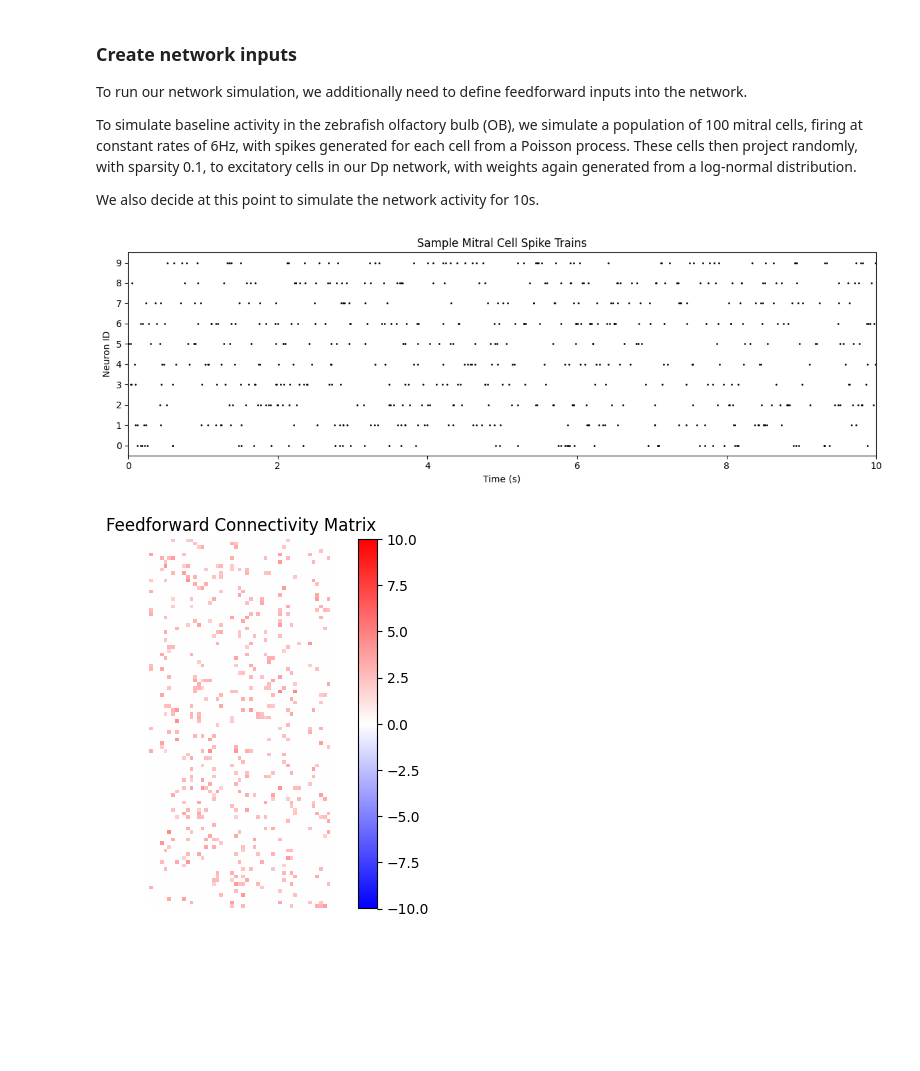
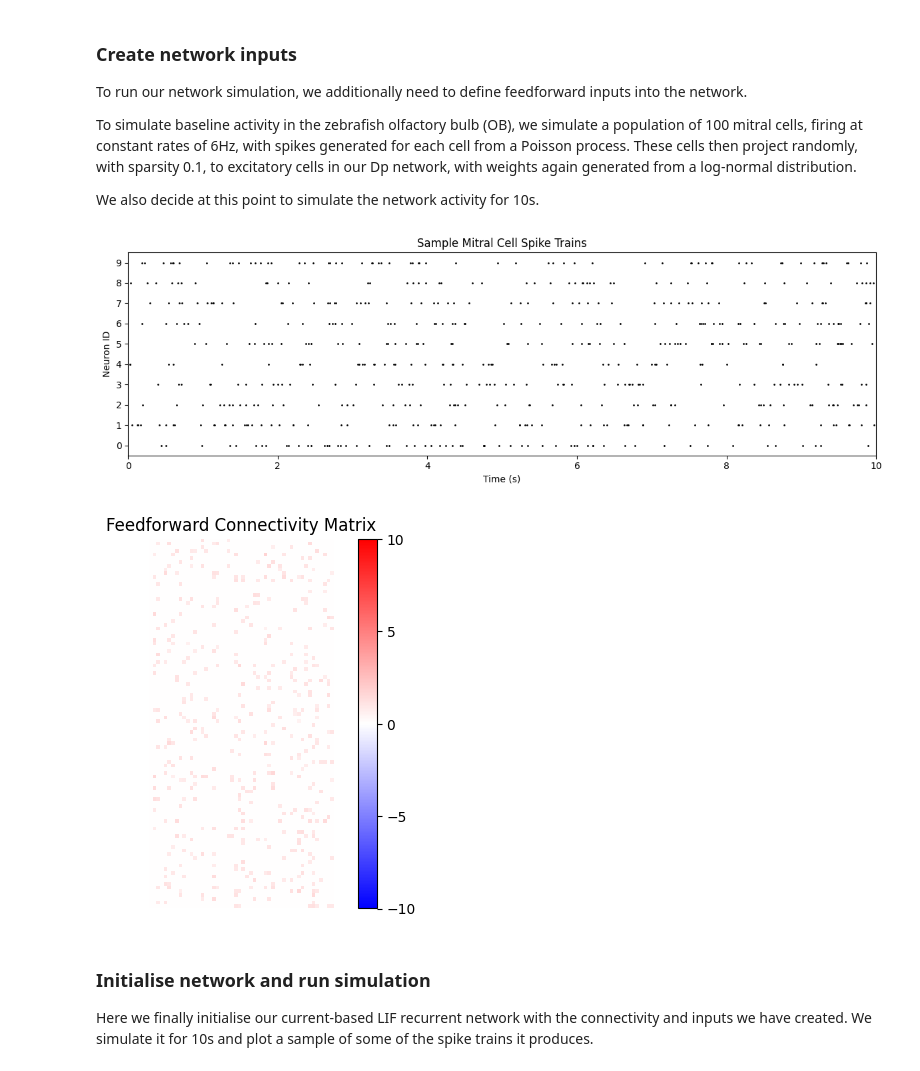
Before and after one commit to rory-bedford/connectome-snns, a Jupyter notebook: notebooks/generating-spiketrains-example.ipynb, the cells around one changed output. Saved outputs shown, nothing was run; the diff lists cells and outputs as text; code cells hidden in the pictures; blank space fills up the shorter version.

Commit message:
:bug: Generating sample activity BUG

```diff
--- a/notebooks/generating-spiketrains-example.ipynb
+++ b/notebooks/generating-spiketrains-example.ipynb
@@ -153,8 +154,8 @@ spikes = torch.rand(*shape) < p_spike
 # Visualize the first 10 spike trains
 fig, ax = plt.subplots(figsize=(12, 4))
 time_window = int(10.0 / dt)
-neuron_ids, spike_times = torch.where(spikes[:10, :time_window])
-ax.scatter(spike_times.numpy() * dt, neuron_ids.numpy(), s=1, color='black')
+spike_times, neuron_ids = np.where(input_spikes[0, :time_window, :10])
+ax.scatter(spike_times * dt, neuron_ids, s=1, color='black')
 ax.set_xlabel('Time (s)')
 ax.set_ylabel('Neuron ID')
 ax.set_title('Sample Mitral Cell Spike Trains')
@@ -164,7 +165,7 @@ ax.set_xlim(0, 10.0)
 plt.tight_layout()
 plt.show()
 # %% [output]
-[figure, old version]
+[figure, new version]
 # %%
 feedforward_connectivity_graph, _ = topology_generators.sparse_graph_generator(
     n_nodes=(mitral_cells, 50),
@@ -178,7 +179,7 @@ feedforward_connectivity_graph[:, inhibitory_cells] = 0
 feedforward_weights = weight_assigners.assign_weights_lognormal(
     connectivity_graph=feedforward_connectivity_graph,
     neuron_types=np.ones(mitral_cells),
-    E_mean=1.0,
+    E_mean=0.0,
     E_std=0.2,
     I_mean=2.39,
     I_std=0.2,
@@ -186,9 +187,13 @@ feedforward_weights = weight_assigners.assign_weights_lognormal(
 # %%
 fig, ax = plt.subplots()
 im = ax.imshow(feedforward_weights, cmap="bwr", vmin=-10, vmax=10)
-plt.colorbar(im, ax=ax)
+cbar = plt.colorbar(im, ax=ax, ticks=[-10, -5, 0, 5, 10])
 ax.set_title("Feedforward Connectivity Matrix")
 ax.axis("off")
 plt.show()
 # %% [output]
-[figure, old version]
+[figure, new version]
+# %% [markdown]
+### Initialise network and run simulation
+
+Here we finally initialise our current-based LIF recurrent network with the connectivity and inputs we have created. We simulate it for 10s and plot a sample of some of the spike trains it produces.
```
Also changed, not shown: parts of 9 cells of this notebook, 1 other file.
